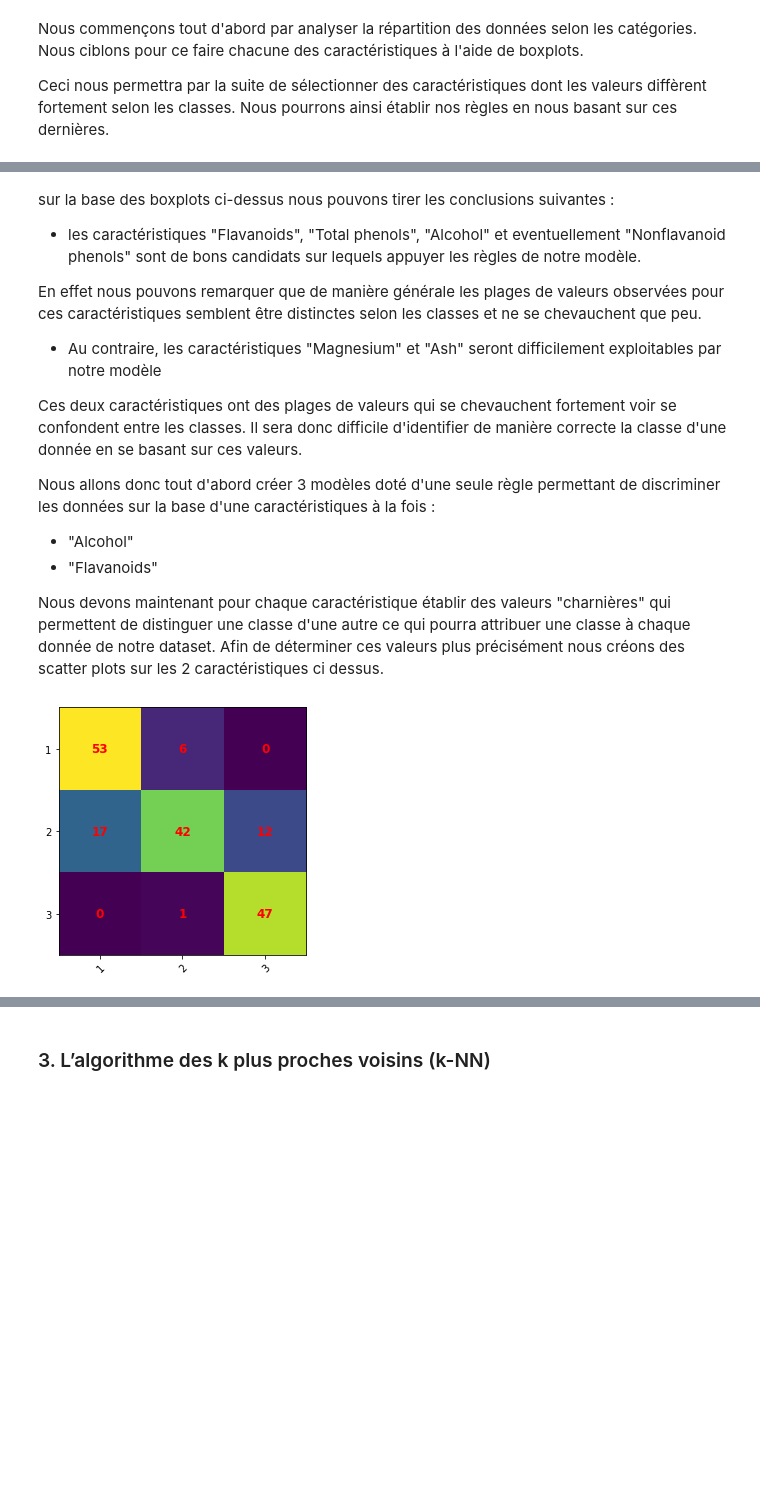
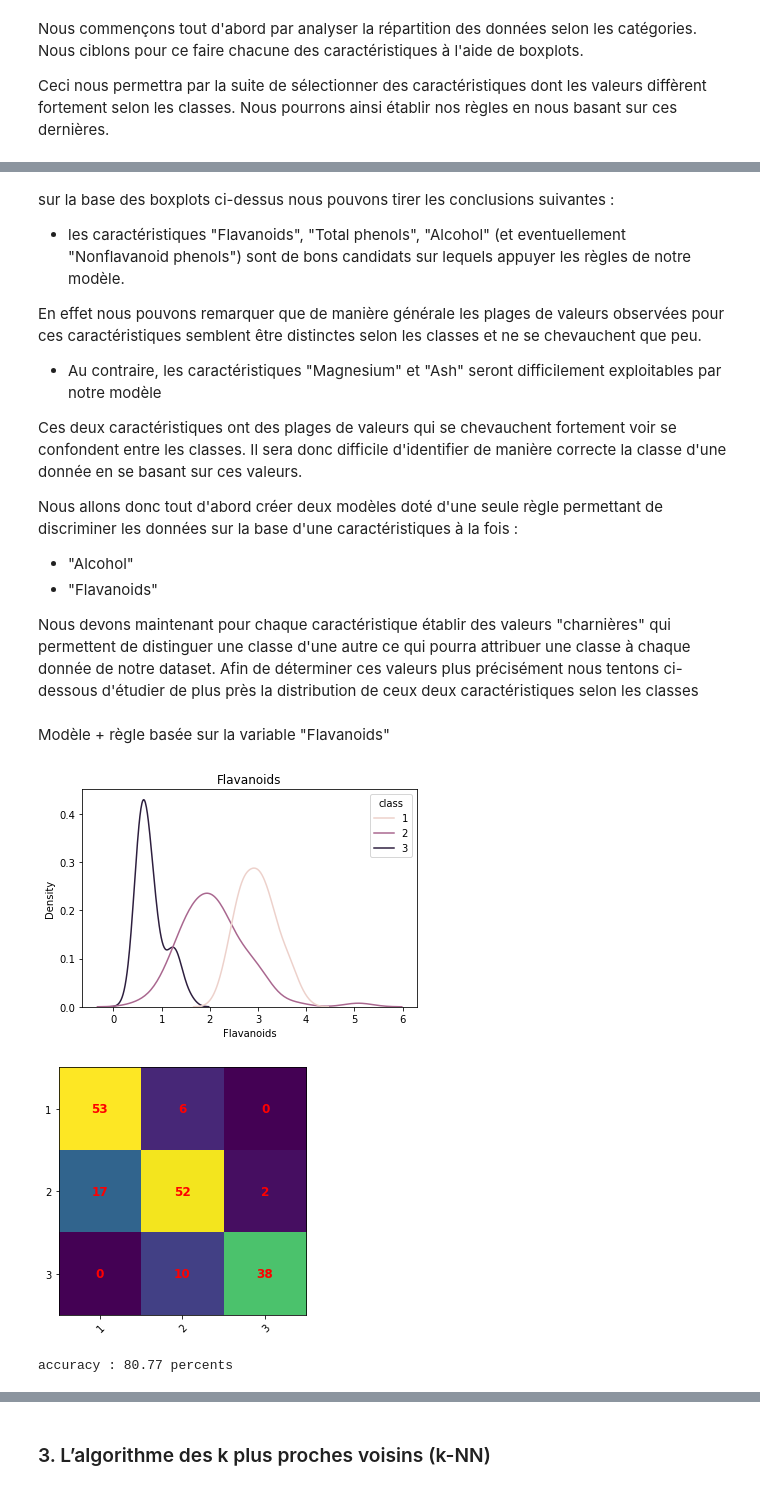
Before and after one commit to KevinFerati/LaboISD, a Jupyter notebook: 4 - Apprentissage supervisé/Ferati_Ganty_ISD_TP4.ipynb, the cells around one changed output, grey strips where cells are left out. Saved outputs shown, nothing was run; the diff lists cells and outputs as text; code cells hidden in the pictures; blank space fills up the shorter version.

```diff
--- a/4 - Apprentissage supervisé/Ferati_Ganty_ISD_TP4.ipynb
+++ b/4 - Apprentissage supervisé/Ferati_Ganty_ISD_TP4.ipynb
@@ -64,7 +67,7 @@ for x in range(len(caracs)):
 # %% [markdown]
 sur la base des boxplots ci-dessus nous pouvons tirer les conclusions suivantes :
 
-* les caractéristiques "Flavanoids", "Total phenols", "Alcohol" et eventuellement "Nonflavanoid phenols" sont de bons candidats sur lequels appuyer les règles de notre modèle.
+* les caractéristiques "Flavanoids", "Total phenols", "Alcohol" (et eventuellement "Nonflavanoid phenols") sont de bons candidats sur lequels appuyer les règles de notre modèle.
 
 En effet nous pouvons remarquer que de manière générale les plages de valeurs observées pour ces caractéristiques semblent être distinctes selon les classes et ne se chevauchent que peu.
 
@@ -72,11 +75,11 @@ En effet nous pouvons remarquer que de manière générale les plages de valeurs
 
 Ces deux caractéristiques ont des plages de valeurs qui se chevauchent fortement voir se confondent entre les classes. Il sera donc difficile d'identifier de manière correcte la classe d'une donnée en se basant sur ces valeurs.
 
-Nous allons donc tout d'abord créer 3 modèles doté d'une seule règle permettant de discriminer les données sur la base d'une caractéristiques à la fois :
+Nous allons donc tout d'abord créer deux modèles doté d'une seule règle permettant de discriminer les données sur la base d'une caractéristiques à la fois :
 
 * "Alcohol"
 * "Flavanoids"
 
-Nous devons maintenant pour chaque caractéristique établir des valeurs "charnières" qui permettent de distinguer une classe d'une autre ce qui pourra attribuer une classe à chaque donnée de notre dataset. Afin de déterminer ces valeurs plus précisément nous créons des scatter plots sur les 2 caractéristiques ci dessus.
+Nous devons maintenant pour chaque caractéristique établir des valeurs "charnières" qui permettent de distinguer une classe d'une autre ce qui pourra attribuer une classe à chaque donnée de notre dataset. Afin de déterminer ces valeurs plus précisément nous tentons ci-dessous d'étudier de plus près la distribution de ceux deux caractéristiques selon les classes
 # %%
 from sklearn.metrics import confusion_matrix
@@ -115,14 +121,21 @@ def predict_class(compare, colName):
     return predictions
-# %%
-# Modèle + règle basée sur la variable "Flavanoids"
-
-def compare(i):
-    if(i < 1.5):
-        return 3
-    else:
-        return 1 if i > 2.5 else 2
-
-predictions_results = predict_class(compare, "Flavanoids")
-plot_confusion_matrix(predictions_results)
-# %% [output]
-[figure, removed]
+# %% [markdown]
+ Modèle + règle basée sur la variable "Flavanoids"
+# %%
+classes = raw_data["class"]
+
+plt.title("Flavanoids")
+sns.kdeplot(data=raw_data, x="Flavanoids", hue="class")
+
+def compare_flavanoid(element):
+    if(element["Flavanoids"] > 2.5):
+        return 1
+    else:
+        return 2 if element["Flavanoids"] > 1 else 3
+
+predictions_results = predict_class(compare_flavanoid)
+plot_confusion_matrix(classes_names, classes, predictions_results)
+# %% [output]
+[figure, added]
+[figure, added]
+accuracy : 80.77 percents
```
Also changed, not shown: parts of 22 cells of this notebook.
